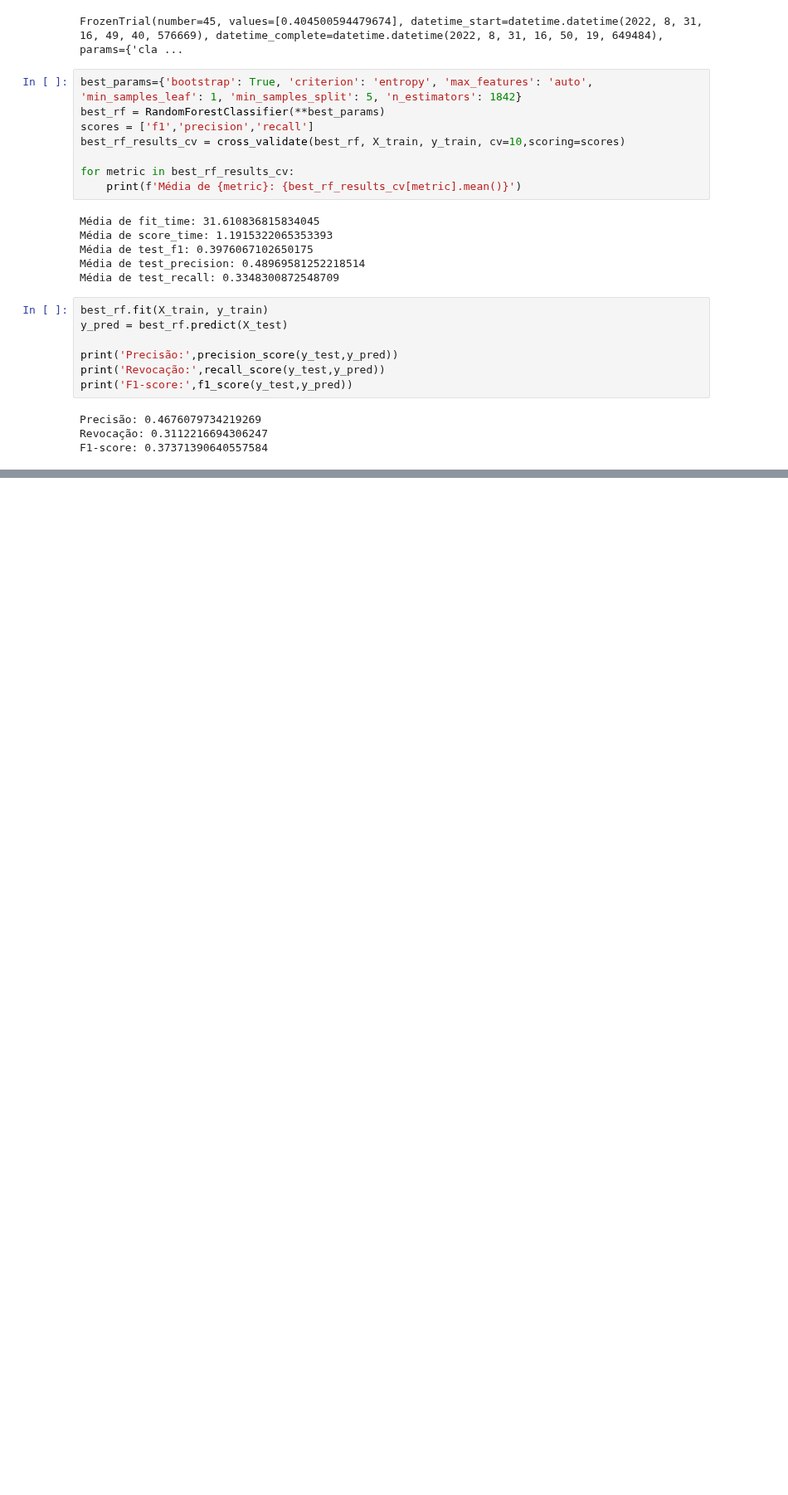
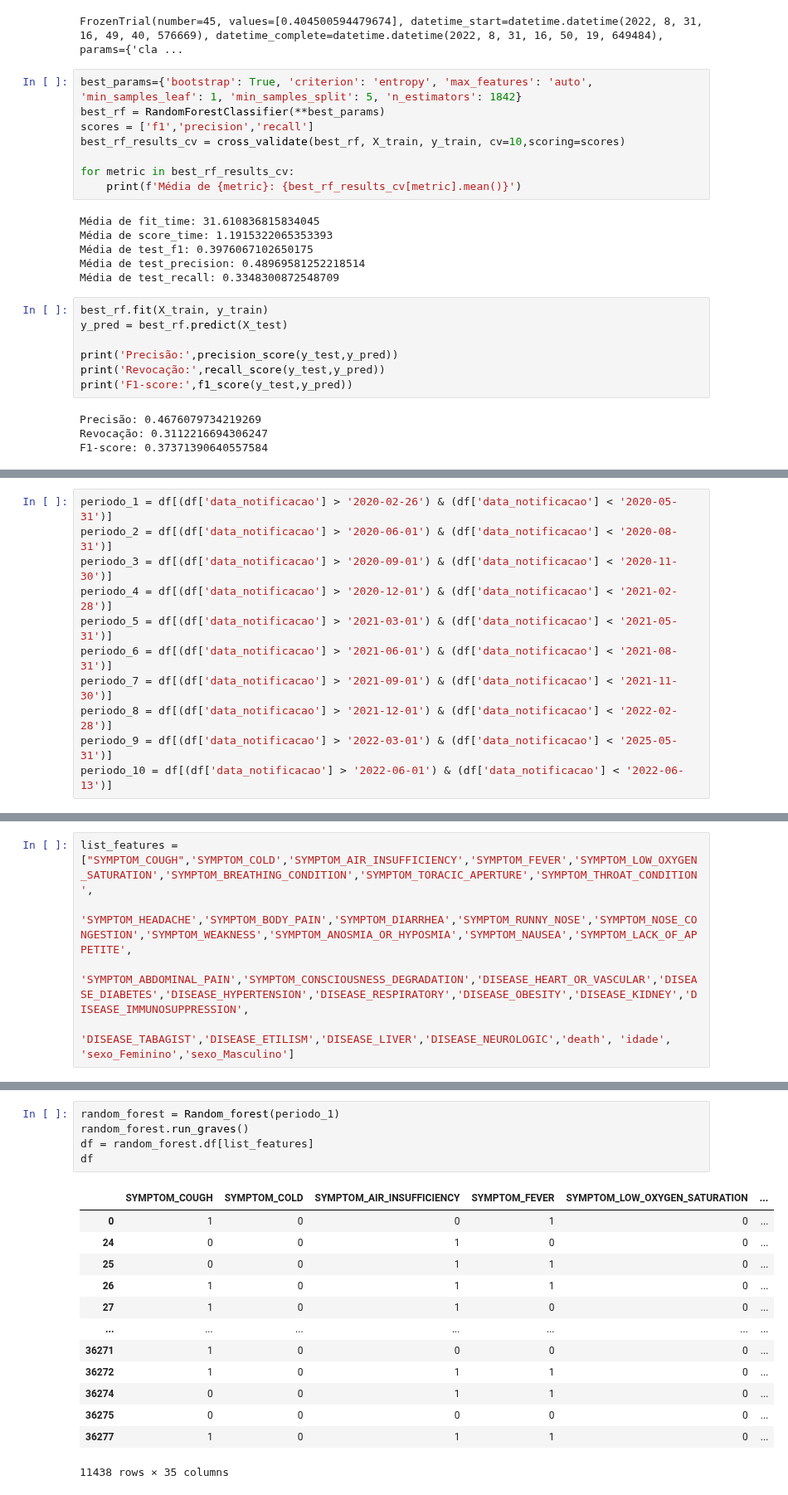
Before and after one commit to bielarnaud/Estudo_dados_de_covid, a Jupyter notebook: Codes/Random_forest.ipynb, the cells around one changed output, grey strips where cells are left out. Shown at 83% size. Cells and saved outputs as stored; diff of their text form; blank space fills up the shorter version.

Commit message:
aplicação do randon forest para intervalo de tempo menores

```diff
--- a/Codes/Random_forest.ipynb
+++ b/Codes/Random_forest.ipynb
@@ -128,0 +133,11 @@ F1-score: 0.37371390640557584
+# %%
+periodo_1 = df[(df['data_notificacao'] > '2020-02-26') & (df['data_notificacao'] < '2020-05-31')]
+periodo_2 = df[(df['data_notificacao'] > '2020-06-01') & (df['data_notificacao'] < '2020-08-31')]
+periodo_3 = df[(df['data_notificacao'] > '2020-09-01') & (df['data_notificacao'] < '2020-11-30')]
+periodo_4 = df[(df['data_notificacao'] > '2020-12-01') & (df['data_notificacao'] < '2021-02-28')]
+periodo_5 = df[(df['data_notificacao'] > '2021-03-01') & (df['data_notificacao'] < '2021-05-31')]
+periodo_6 = df[(df['data_notificacao'] > '2021-06-01') & (df['data_notificacao'] < '2021-08-31')]
+periodo_7 = df[(df['data_notificacao'] > '2021-09-01') & (df['data_notificacao'] < '2021-11-30')]
+periodo_8 = df[(df['data_notificacao'] > '2021-12-01') & (df['data_notificacao'] < '2022-02-28')]
+periodo_9 = df[(df['data_notificacao'] > '2022-03-01') & (df['data_notificacao'] < '2025-05-31')]
+periodo_10 = df[(df['data_notificacao'] > '2022-06-01') & (df['data_notificacao'] < '2022-06-13')]
@@ -128,0 +146,5 @@ F1-score: 0.37371390640557584
+# %%
+list_features = ["SYMPTOM_COUGH",'SYMPTOM_COLD','SYMPTOM_AIR_INSUFFICIENCY','SYMPTOM_FEVER','SYMPTOM_LOW_OXYGEN_SATURATION','SYMPTOM_BREATHING_CONDITION','SYMPTOM_TORACIC_APERTURE','SYMPTOM_THROAT_CONDITION',
+                'SYMPTOM_HEADACHE','SYMPTOM_BODY_PAIN','SYMPTOM_DIARRHEA','SYMPTOM_RUNNY_NOSE','SYMPTOM_NOSE_CONGESTION','SYMPTOM_WEAKNESS','SYMPTOM_ANOSMIA_OR_HYPOSMIA','SYMPTOM_NAUSEA','SYMPTOM_LACK_OF_APPETITE',
+                'SYMPTOM_ABDOMINAL_PAIN','SYMPTOM_CONSCIOUSNESS_DEGRADATION','DISEASE_HEART_OR_VASCULAR','DISEASE_DIABETES','DISEASE_HYPERTENSION','DISEASE_RESPIRATORY','DISEASE_OBESITY','DISEASE_KIDNEY','DISEASE_IMMUNOSUPPRESSION',
+                'DISEASE_TABAGIST','DISEASE_ETILISM','DISEASE_LIVER','DISEASE_NEUROLOGIC','death', 'idade', 'sexo_Feminino','sexo_Masculino']
@@ -128,0 +153,19 @@ F1-score: 0.37371390640557584
+# %%
+random_forest = Random_forest(periodo_1)
+random_forest.run_graves()
+df = random_forest.df[list_features]
+df
+# %% [output]
+|  | SYMPTOM_COUGH | SYMPTOM_COLD | SYMPTOM_AIR_INSUFFICIENCY | SYMPTOM_FEVER | SYMPTOM_LOW_OXYGEN_SATURATION | ... |
+| 0 | 1 | 0 | 0 | 1 | 0 | ... |
+| 24 | 0 | 0 | 1 | 0 | 0 | ... |
+| 25 | 0 | 0 | 1 | 1 | 0 | ... |
+| 26 | 1 | 0 | 1 | 1 | 0 | ... |
+| 27 | 1 | 0 | 1 | 0 | 0 | ... |
+| ... | ... | ... | ... | ... | ... | ... |
+| 36271 | 1 | 0 | 0 | 0 | 0 | ... |
+| 36272 | 1 | 0 | 1 | 1 | 0 | ... |
+| 36274 | 0 | 0 | 1 | 1 | 0 | ... |
+| 36275 | 0 | 0 | 0 | 0 | 0 | ... |
+| 36277 | 1 | 0 | 1 | 1 | 0 | ... |
+11438 rows × 35 columns
```
Also changed, not shown: parts of 43 cells of this notebook, 1 other file.
